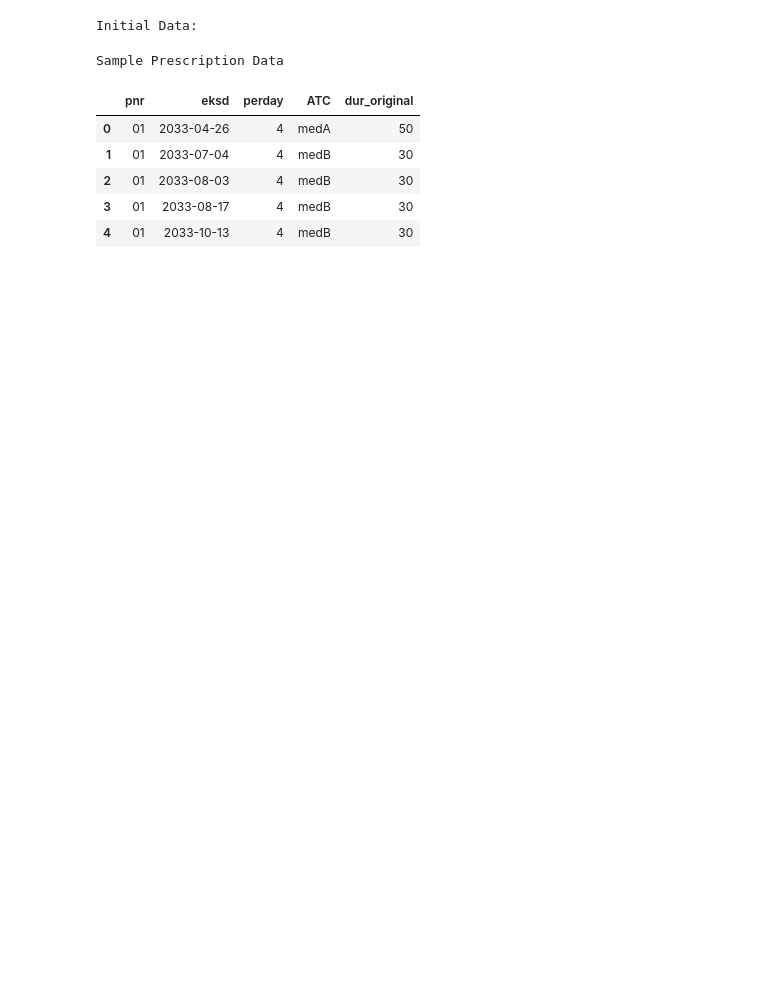
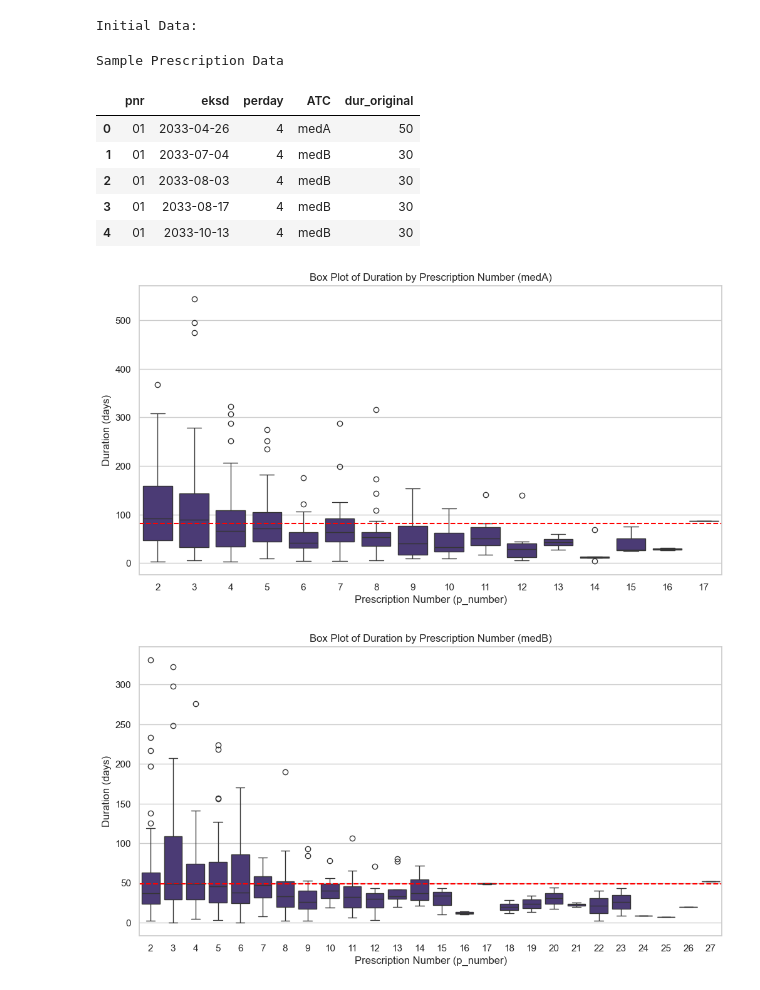
Before and after one commit to 0-BSCode/CS-3203, a Jupyter notebook: assignment-2-clustering/code-test.ipynb, the cells around one changed output. Drawn from its saved outputs; the diff is of its cells as text; code cells hidden in the pictures; blank space fills up the shorter version.

Commit message:
Fix Box Plots for medA and medB

```diff
--- a/assignment-2-clustering/code-test.ipynb
+++ b/assignment-2-clustering/code-test.ipynb
@@ -33,6 +33,60 @@ Sample Prescription Data
 | 2 | 01 | 2033-08-03 | 4 | medB | 30 |
 | 3 | 01 | 2033-08-17 | 4 | medB | 30 |
 | 4 | 01 | 2033-10-13 | 4 | medB | 30 |
+# %%
+def see_assumption(data, drug_name):
+    # Filter data for the specific drug (equivalent to tidy[which(tidy$ATC == arg1), ])
+    filtered_data = data[data['ATC'] == drug_name].copy()
+
+    # Ensure 'eksd' is a datetime object
+    filtered_data['eksd'] = pd.to_datetime(filtered_data['eksd'])
+
+    # Sort by patient ID ('pnr') and prescription date ('eksd')
+    filtered_data = filtered_data.sort_values(['pnr', 'eksd'])
+
+    # Calculate previous prescription date ('prev_eksd') and duration ('Duration')
+    filtered_data['prev_eksd'] = filtered_data.groupby('pnr')['eksd'].shift(1)
+    filtered_data['Duration'] = (filtered_data['eksd'] - filtered_data['prev_eksd']).dt.days
+
+    # Add prescription number ('p_number')
+    filtered_data['p_number'] = filtered_data.groupby('pnr').cumcount() + 1
+
+    # Remove rows with missing durations (first prescription for each patient)
+    filtered_data = filtered_data.dropna(subset=['Duration'])
+
+    # Convert 'p_number' to categorical for proper grouping in the box plot
+    filtered_data['p_number'] = filtered_data['p_number'].astype('category')
+
+    # Calculate the median of medians across patients
+    medians_of_medians = (
+        filtered_data.groupby('pnr')['Duration']
+        .median()
+        .dropna()
+        .median()
+    )
+
+    # Create the box plot
+    plt.figure(figsize=(12, 6))
+    sns.boxplot(x='p_number', y='Duration', data=filtered_data)
+
+    # Add a horizontal line for the median of medians
+    plt.axhline(y=medians_of_medians, color='red', linestyle='--')
+
+    # Set plot title and labels
+    plt.title(f"Box Plot of Duration by Prescription Number ({drug_name})")
+    plt.xlabel("Prescription Number (p_number)")
+    plt.ylabel("Duration (days)")
+
+    # Show plot
+    plt.show()
+
+# Example usage:
+# Generate box plots for "medA" and "medB"
+see_assumption(df, "medA")
+see_assumption(df, "medB")
+# %% [output]
+[figure, added]
+[figure, added]
 # %%
 def full_analysis(medication, data):
     # Filter medication-specific data
```
Also changed, not shown: parts of 1 cell of this notebook.
